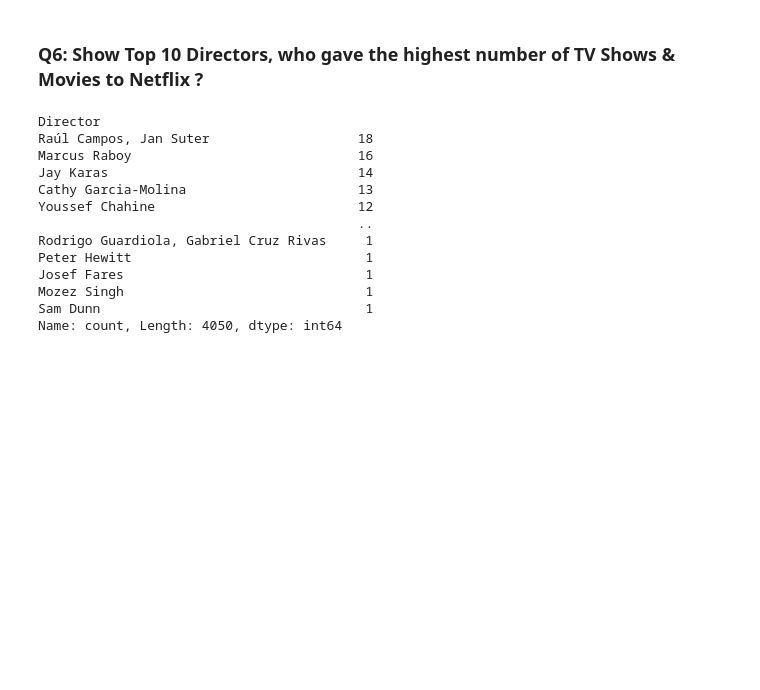
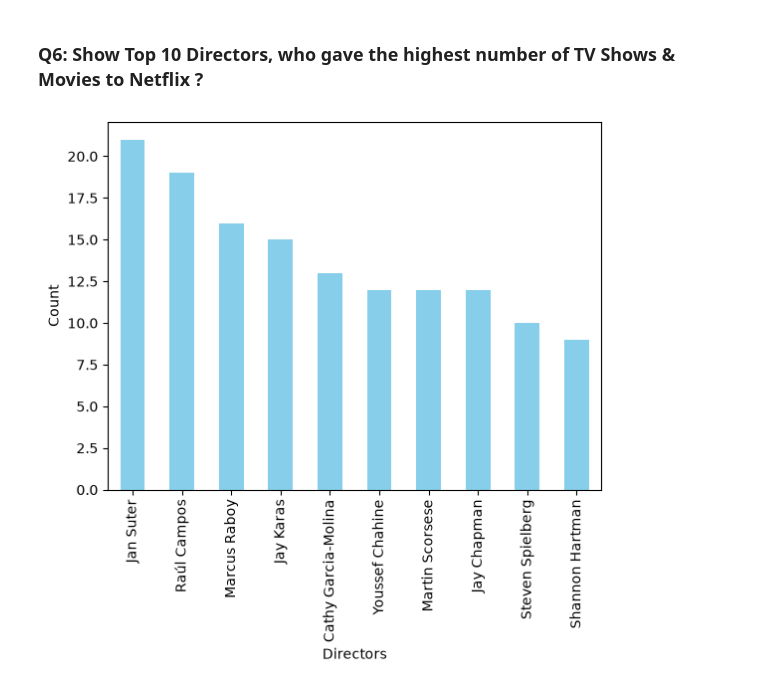
Before and after one commit to Reggi3o/Netflix_Data_Analysis, a Jupyter notebook: netflix_analysis.ipynb, the cells around one changed output. Drawn from its saved outputs; the diff is of its cells as text; code cells hidden in the pictures; blank space fills up the shorter version.

```diff
--- a/netflix_analysis.ipynb
+++ b/netflix_analysis.ipynb
@@ -212,20 +212,15 @@ Yeh Meri Family
 # %% [markdown]
 ### Q6: Show Top 10 Directors, who gave the highest number of TV Shows & Movies to Netflix ?
 # %%
-director_count = df_netflix_data['Director'].value_counts()
+directors = df_netflix_data['Director'].dropna()
 # %%
-director_count
+directors = directors.str.split(',').explode().str.strip()
-# %% [output]
-Director
-Raúl Campos, Jan Suter                   18
-Marcus Raboy                             16
-Jay Karas                                14
-Cathy Garcia-Molina                      13
-Youssef Chahine                          12
-                                         ..
-Rodrigo Guardiola, Gabriel Cruz Rivas     1
-Peter Hewitt                              1
-Josef Fares                               1
-Mozez Singh                               1
-Sam Dunn                                  1
-Name: count, Length: 4050, dtype: int64
+# %%
+counts = directors.value_counts().nlargest(10)
+# %%
+counts.plot(kind='bar', color='skyblue')
+plt.xlabel('Directors')
+plt.ylabel('Count')
+plt.show()
+# %% [output]
+[figure, added]
```
Also changed, not shown: parts of 8 cells of this notebook.
